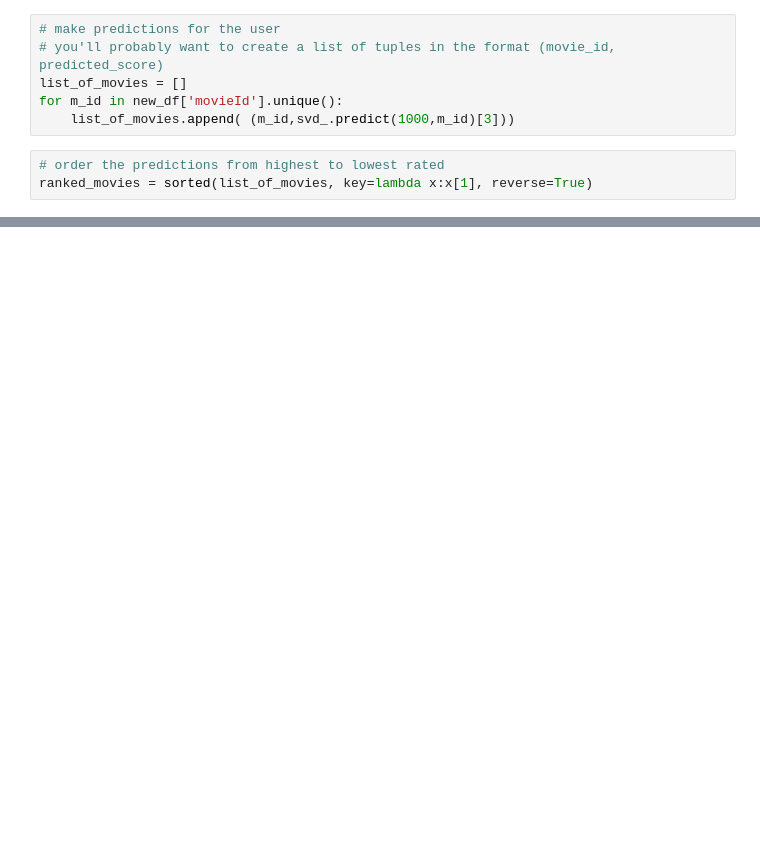
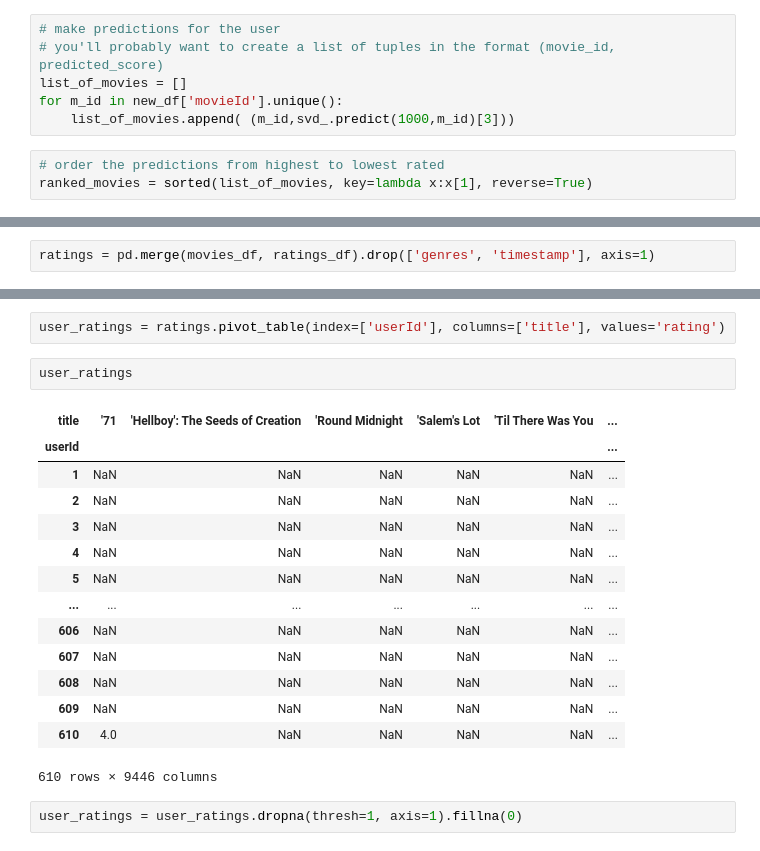
Before and after one commit to vchen-98/dsc_phase_4_proj, a Jupyter notebook: ev_working.ipynb, the cells around one changed output, grey strips where cells are left out. Cells and saved outputs as stored; diff of their text form; blank space fills up the shorter version.

```diff
--- a/ev_working.ipynb
+++ b/ev_working.ipynb
@@ -189,0 +448,2 @@ recommended_movies(ranked_movies,df_movies,5)
+# %%
+ratings = pd.merge(movies_df, ratings_df).drop(['genres', 'timestamp'], axis=1)
@@ -189,0 +466,21 @@ recommended_movies(ranked_movies,df_movies,5)
+# %%
+user_ratings = ratings.pivot_table(index=['userId'], columns=['title'], values='rating')
+# %%
+user_ratings
+# %% [output]
+| title | '71 | 'Hellboy': The Seeds of Creation | 'Round Midnight | 'Salem's Lot | 'Til There Was You | ... |
+| userId |  |  |  |  |  | ... |
+| 1 | NaN | NaN | NaN | NaN | NaN | ... |
+| 2 | NaN | NaN | NaN | NaN | NaN | ... |
+| 3 | NaN | NaN | NaN | NaN | NaN | ... |
+| 4 | NaN | NaN | NaN | NaN | NaN | ... |
+| 5 | NaN | NaN | NaN | NaN | NaN | ... |
+| ... | ... | ... | ... | ... | ... | ... |
+| 606 | NaN | NaN | NaN | NaN | NaN | ... |
+| 607 | NaN | NaN | NaN | NaN | NaN | ... |
+| 608 | NaN | NaN | NaN | NaN | NaN | ... |
+| 609 | NaN | NaN | NaN | NaN | NaN | ... |
+| 610 | 4.0 | NaN | NaN | NaN | NaN | ... |
+610 rows × 9446 columns
+# %%
+user_ratings = user_ratings.dropna(thresh=1, axis=1).fillna(0)
```
Also changed, not shown: parts of 63 cells of this notebook.
